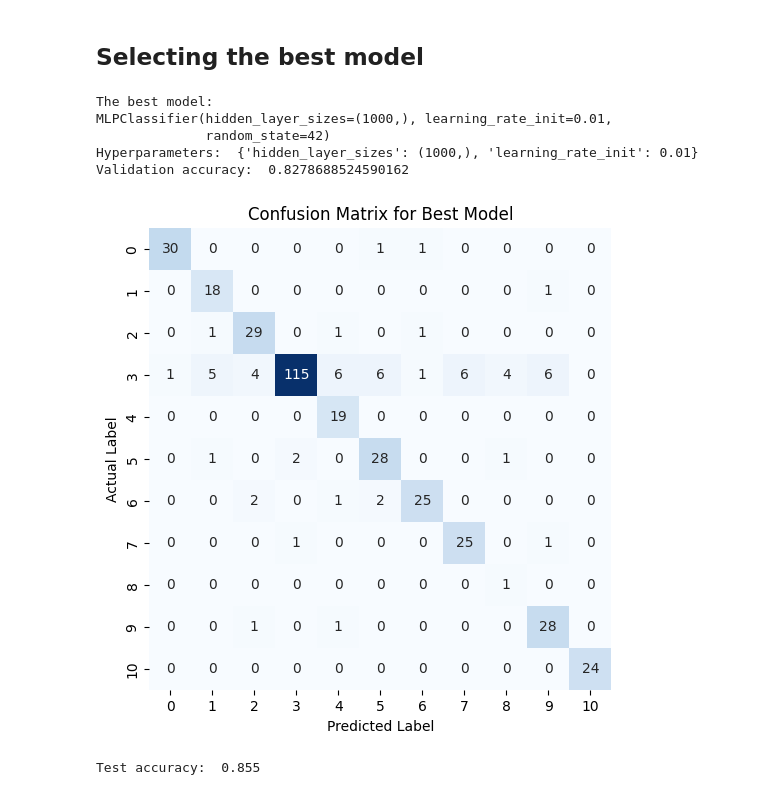
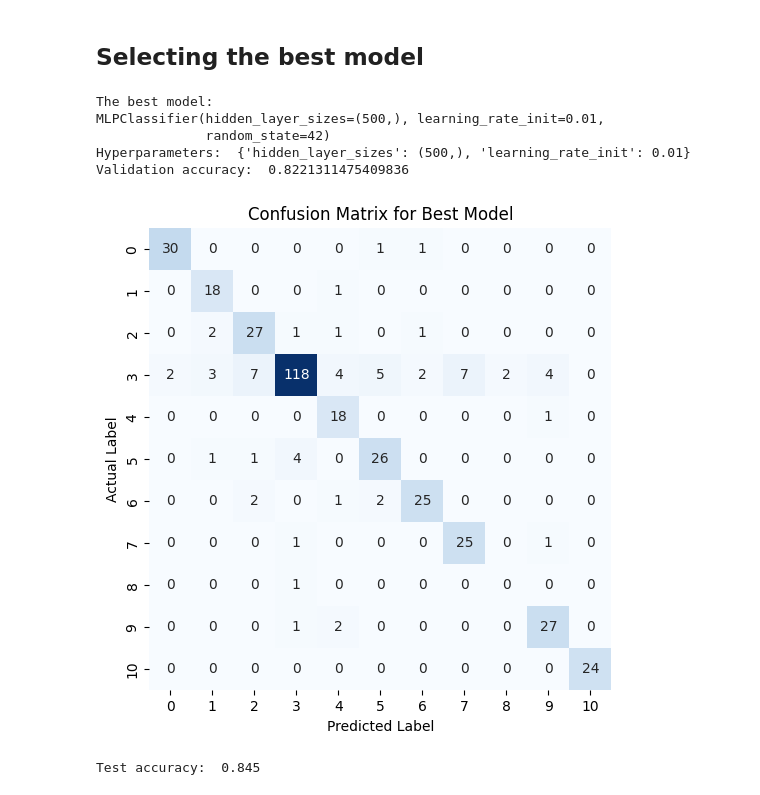
Before and after one commit to Maloha7/digit-recognizer, a Jupyter notebook: digitRecognizer.ipynb, the cells around one changed output. Cells and saved outputs as stored; diff of their text form; code cells hidden in the pictures.

```diff
--- a/digitRecognizer.ipynb
+++ b/digitRecognizer.ipynb
@@ -71,8 +71,8 @@ Shape of images:  (85273, 24, 24, 1)
 Shape of labels:  (85273,)
 # %%
 #Only use the first 10000 images and labels
-images = images[:2000]
-labels = labels[:2000]
+# images = images[:2000]
+# labels = labels[:2000]
 # %% [markdown]
 We can see that there are a total of 85273 images and labels where each image is a 24x24 array. Next let's look at the value range
 # %%
@@ -120,7 +120,7 @@ for i in range(11):
 It is worth noting that there is quite a bit of noice in the background. Let's try to reduce this noise by setting all pixels less than a threshold to 0 and all pixels above the threshold to 255.
 # %%
 #Remove background noise from the images by setting all values less than 200 to 0 (black) and all values greater than 200 to 255 (white)
-threshold = 240
+threshold = 200
 images[images < threshold] = 0
 images[images >= threshold] = 1
 
@@ -476,7 +482,7 @@ plt.show()
 # %% [markdown]
 ## Selecting the best model
 # %%
-#Find the best model based on the mean accuracy score
+#Find the best model based on the best accuracy score
 best_model = models[np.argmax([model.best_score_ for model in models])]
 
 #Print the best model
@@ -486,16 +492,16 @@ print("Hyperparameters: ", best_model.best_params_)
 print("Validation accuracy: ", best_model.best_score_)
 # %% [output]
 The best model:
-MLPClassifier(hidden_layer_sizes=(1000,), learning_rate_init=0.01,
+MLPClassifier(hidden_layer_sizes=(500,), learning_rate_init=0.01,
               random_state=42)
-Hyperparameters:  {'hidden_layer_sizes': (1000,), 'learning_rate_init': 0.01}
-Validation accuracy:  0.8278688524590162
+Hyperparameters:  {'hidden_layer_sizes': (500,), 'learning_rate_init': 0.01}
+Validation accuracy:  0.8221311475409836
 # %%
 #Evaluate the best model on the test set
-y_pred = best_model.predict(X_test.reshape(X_test.shape[0], -1))
-plot_confusion_matrix(y_test, y_pred, 'Confusion Matrix for Best Model')
-accuracy = accuracy_score(y_test, y_pred)
+y_test_pred = best_model.predict(X_test.reshape(X_test.shape[0], -1))
+plot_confusion_matrix(y_test, y_test_pred, 'Confusion Matrix for Best Model')
+accuracy = accuracy_score(y_test, y_test_pred)
 print("Test accuracy: ", accuracy)
 # %% [output]
-[figure, old version]
+[figure, new version]
-Test accuracy:  0.855
+Test accuracy:  0.845
```
Also changed, not shown: parts of 17 cells of this notebook.
